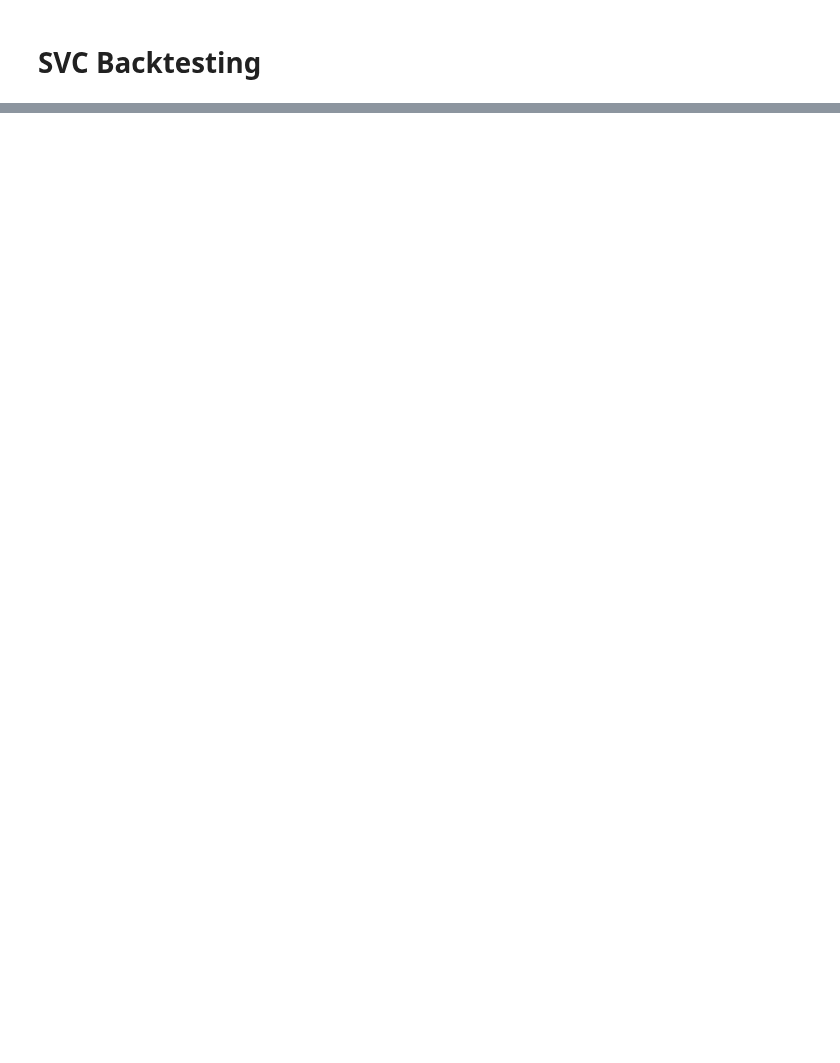
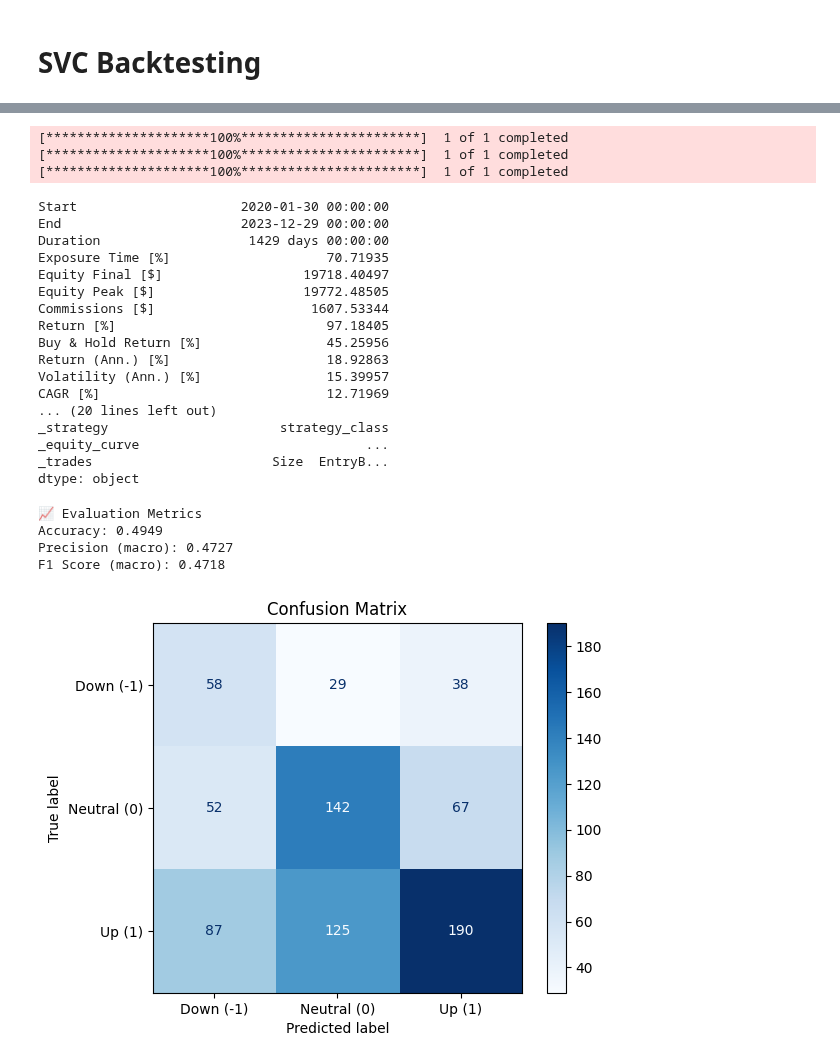
Before and after one commit to y3y-tech/CX4240_Project, a Jupyter notebook: FinalCode/SVC_With_Macro.ipynb, the cells around one changed output, grey strips where cells are left out. Drawn from its saved outputs; the diff is of its cells as text; code cells hidden in the pictures; blank space fills up the shorter version.

```diff
--- a/FinalCode/SVC_With_Macro.ipynb
+++ b/FinalCode/SVC_With_Macro.ipynb
@@ -31,7 +31,7 @@ def compute_stochastic_oscillator(high, low, close, k_period=14, d_period=3):
     stoch_d = stoch_k.rolling(window=d_period).mean()
     return stoch_k, stoch_d
 
-def add_features_with_macro(ticker="^GSPC", start="2015-01-01", end="2024-01-01", prediction_horizon=5, big_move_threshold=0.01):
+def add_features_with_macro(ticker="^GSPC", start="2020-01-30", end="2024-01-01", prediction_horizon=5, big_move_threshold=0.01):
     # Download price data
     df = yf.download(ticker, start=start, end=end)
 
@@ -134,31 +155,58 @@ class strategy_class(Strategy):
             if not self.position.is_short:
                 self.position.close()
                 self.sell()
+# %%
+from sklearn.metrics import f1_score, accuracy_score, precision_score, confusion_matrix, ConfusionMatrixDisplay
+import matplotlib.pyplot as plt
+
+def evaluate_strategy(y_true, y_pred):
+
+    print("📈 Evaluation Metrics")
+    print("Accuracy:", round(accuracy_score(y_true, y_pred), 4))
+    print("Precision (macro):", round(precision_score(y_true, y_pred, average='macro'), 4))
+    print("F1 Score (macro):", round(f1_score(y_true, y_pred, average='macro'), 4))
+
+    cm = confusion_matrix(y_true, y_pred, labels=[-1, 0, 1])
+    disp = ConfusionMatrixDisplay(cm, display_labels=['Down (-1)', 'Neutral (0)', 'Up (1)'])
+    disp.plot(cmap='Blues')
+    plt.title("Confusion Matrix")
+    plt.show()
 # %%
 
 bt = Backtest(df, strategy_class, cash=10000, commission=0.001)
-bt.run()
+backtest = bt.run()
+backtest
 # %% [output]
 [*********************100%***********************]  1 of 1 completed
 [*********************100%***********************]  1 of 1 completed
 [*********************100%***********************]  1 of 1 completed
-Start                     2015-01-02 00:00:00
+Start                     2020-01-30 00:00:00
 End                       2023-12-29 00:00:00
-Duration                   3283 days 00:00:00
-Exposure Time [%]                    86.35159
-Equity Final [$]                  55118.86409
-Equity Peak [$]                   55267.58431
-Commissions [$]                    5851.48723
-Return [%]                          451.18864
-Buy & Hold Return [%]               131.74765
-Return (Ann.) [%]                    20.92392
-Volatility (Ann.) [%]                 18.6654
-CAGR [%]                             13.99912
+Duration                   1429 days 00:00:00
+Exposure Time [%]                    70.71935
+Equity Final [$]                  19718.40497
+Equity Peak [$]                   19772.48505
+Commissions [$]                    1607.53344
+Return [%]                           97.18405
+Buy & Hold Return [%]                45.25956
+Return (Ann.) [%]                    18.92863
+Volatility (Ann.) [%]                15.39957
+CAGR [%]                             12.71969
 ... (20 lines left out)
 _strategy                      strategy_class
 _equity_curve                             ...
 _trades                       Size  EntryB...
 dtype: object
+# %%
+predictions = backtest._strategy.predictions
+actuals = backtest._strategy.actuals
+evaluate_strategy(predictions, actuals)
+# %% [output]
+📈 Evaluation Metrics
+Accuracy: 0.4949
+Precision (macro): 0.4727
+F1 Score (macro): 0.4718
+[figure, added]
 # %%
 bt.plot()
 # %% [output]
```
Also changed, not shown: parts of 3 cells of this notebook, 1 other file.
